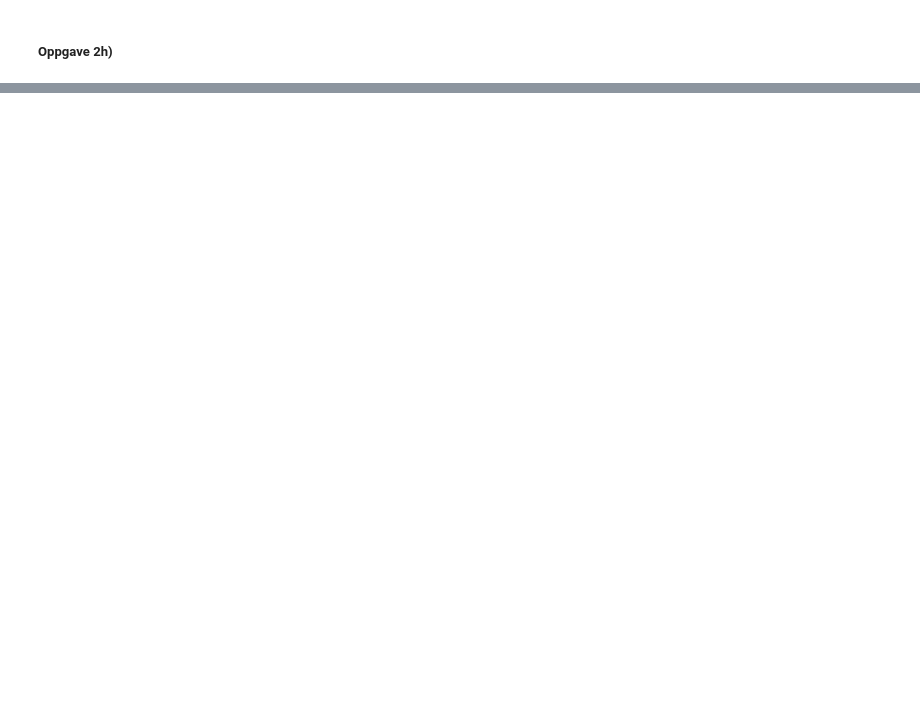
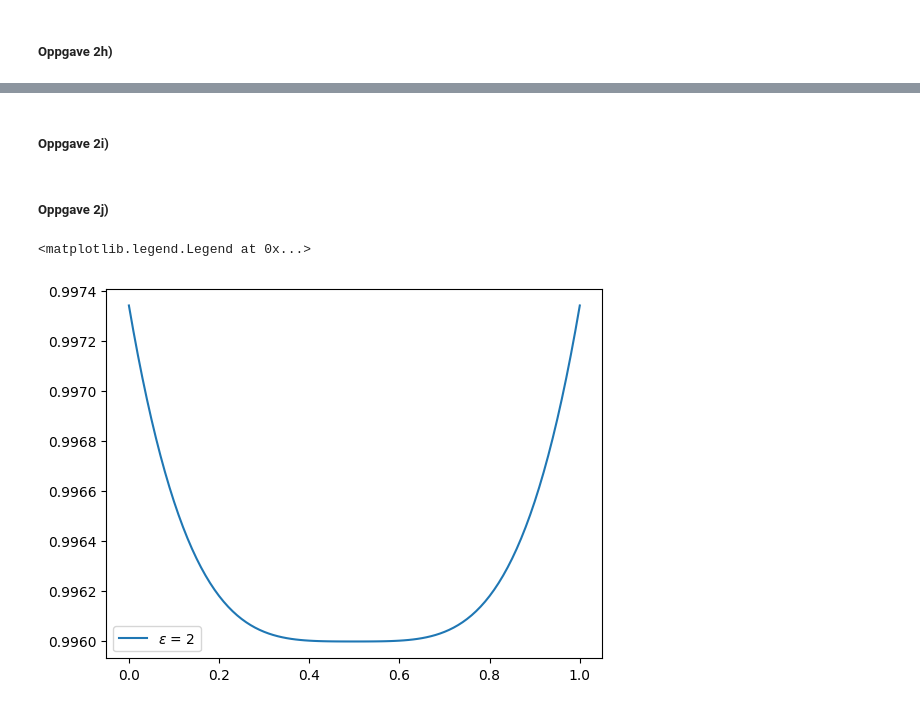
Before and after one commit to einaraarnaes/Prosjekt3, a Jupyter notebook: code.ipynb, the cells around one changed output, grey strips where cells are left out. Saved outputs shown, nothing was run; the diff lists cells and outputs as text; code cells hidden in the pictures; blank space fills up the shorter version.

```diff
--- a/code.ipynb
+++ b/code.ipynb
@@ -512,0 +508,49 @@ ValueError: cannot reshape array of size 404 into shape (2,2)
+# %% [markdown]
+##### Oppgave 2i)
+# %%
+def bc_2i(v_left, v_right, epsilon = 1, delta = 0.01, if_param = 3):
+    gamma_l, gamma_tilde_l, omega_l, omega_tilde_l = to_matrices(v_left)
+    gamma_r, gamma_tilde_r, omega_r, omega_tilde_r = to_matrices(v_right)
+
+    v_minus = np.atanh(-1/(epsilon + 1j*delta))
+    v_plus = np.atanh(1/(epsilon + 1j*delta))
+    s_plus = np.sinh(v_plus)
+    s_minus = np.sinh(v_minus)
+    c_plus = np.cosh(v_plus)
+    c_minus = np.cosh(v_minus)
+
+    gamma_L = gamma_R = np.fliplr(np.diag([s_plus/(1+c_plus), s_minus/(1+c_minus)]))
+    gamma_tilde_L = gamma_tilde_R = np.fliplr(np.diag([s_minus/(1+c_minus), s_plus/(1+c_plus)]))
+
+    N_L = np.linalg.inv(np.identity(2)-gamma_L@gamma_tilde_L)
+    N_tilde_L = np.linalg.inv(np.identity(2)-gamma_tilde_L@gamma_L)
+    N_R = np.linalg.inv(np.identity(2)-gamma_R@gamma_tilde_R)
+    N_tilde_R = np.linalg.inv(np.identity(2)-gamma_tilde_R@gamma_R)
+
+    c1 = omega_l + 1/if_param*(np.identity(2)-gamma_l@gamma_L)@N_L@(gamma_L-gamma_l)
+    c2 = omega_tilde_l + 1/if_param*(np.identity(2)-gamma_tilde_l@gamma_tilde_L)@N_tilde_L@(gamma_tilde_L-gamma_tilde_l)
+    c3 = omega_r - 1/if_param*(np.identity(2)-gamma_r@gamma_R)@N_R@(gamma_R-gamma_r)
+    c4 = omega_tilde_r - 1/if_param*(np.identity(2)-gamma_tilde_r@gamma_tilde_R)@N_tilde_R@(gamma_tilde_R-gamma_tilde_r)
+
+    return to_vector(c1,c2,c3,c4)
+# %% [markdown]
+##### Oppgave 2j)
+# %%
+l = 1
+m = 101
+
+epsilon = 2
+
+x = np.linspace(0, l, m)
+y = np.zeros((32, m))
+
+fig, ax = plt.subplots()
+
+sol = solve_bvp(lambda x, y: equation(x, y, epsilon = epsilon), lambda v_left, v_right: bc_2i(v_left, v_right, epsilon = epsilon), x, y)
+dens = densities(sol.y)
+ax.plot(sol.x, dens, label = {f"$\epsilon$ = {epsilon}"})
+
+ax.legend()
+# %% [output]
+<matplotlib.legend.Legend at 0x...>
+[figure, added]
```
Also changed, not shown: parts of 6 cells of this notebook.
